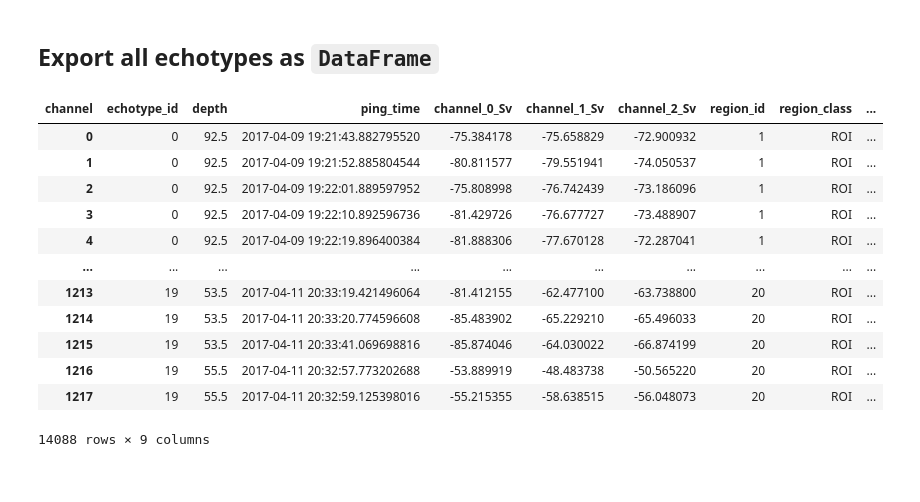
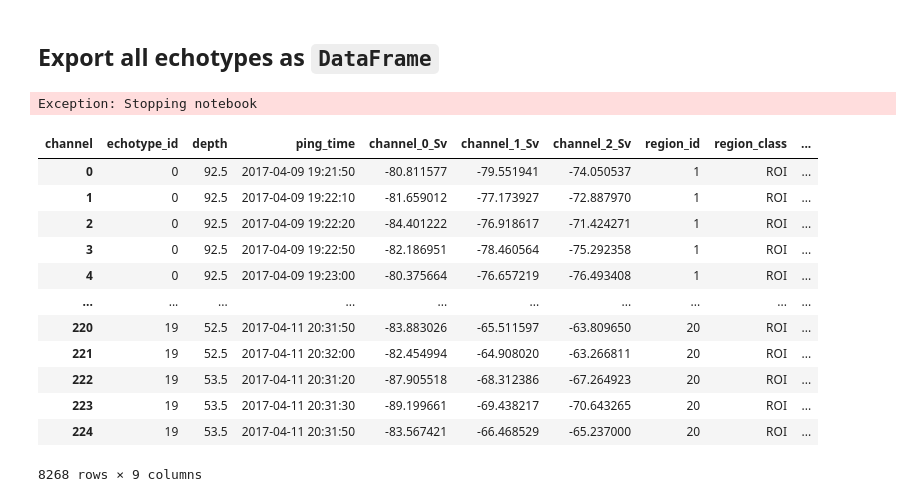
Before and after one commit to gaspardringuenet/escore-python, a Jupyter notebook: notebooks/0-echotypes_segmentation.ipynb, the cells around one changed output. Cells and saved outputs as stored; diff of their text form; code cells hidden in the pictures.

Commit message:
work on notebooks (incl. rgb hvplot)

```diff
--- a/notebooks/0-echotypes_segmentation.ipynb
+++ b/notebooks/0-echotypes_segmentation.ipynb
@@ -25,8 +25,8 @@ import xarray as xr
 import echoregions as er
 from echoregions.regions2d import Regions2D
 
-ds_MVBS: xr.Dataset = xr.open_dataset("/Users/gaspardringuenet/Data/tapioca/Abracos_A2/ep_compat.zarr")
-regions: Regions2D = er.read_regions_csv("/Users/gaspardringuenet/Desktop/ab2_results/ab2_regions.csv")
+ds_MVBS: xr.Dataset = xr.open_dataset("/Users/gaspardringuenet/Data/tapioca/Abracos_A2/Abracos_A2_10s1m.zarr")
+regions: Regions2D = er.read_regions_csv("/Users/gaspardringuenet/Desktop/ab2_results/ab2_regions_10s1m.csv")
 # %% [markdown]
 ## Initialize workflow
 
@@ -36,5 +36,4 @@ The object also provide information about the process' state (typically the ROIs
 # %%
 from escore.echotypes.workflow import EchotypeWorkflow
 
-workflow = EchotypeWorkflow(ds_MVBS.drop_isel(channel=3), regions, results_dir='../private/worflow-ab2')
-workflow.status_report()
+workflow = EchotypeWorkflow(ds_MVBS.drop_isel(channel=3), regions, results_dir='../private/worflow-test')
@@ -84,6 +80,6 @@ If the user approves, echotype data, segmenter & recipe are stored in the resuts
 
 If a region's results have been saved, the `CurrentRegion` instance is populated with the saved data.
 # %%
-REGION_ID = 10
+REGION_ID = 20
 workflow.set_current(region_id=REGION_ID)
 # %% [output]
@@ -129,13 +128,14 @@ from escore.estimators.transformers import SvDifferenceExtractor
 N = 3
 
 segmentation_model = Pipeline([
-    #('features', SvDifferenceExtractor()),
+    ('features', SvDifferenceExtractor()),
     ('scaler', StandardScaler()),
-    ('clf', KMeans(n_clusters=N, random_state=random_seed)),
-    #('clf', GaussianMixture(n_components=N, random_state=random_seed)),
+    # ('clf', KMeans(n_clusters=N, random_state=random_seed)),
+    ('clf', GaussianMixture(n_components=N, random_state=random_seed)),
 ])
 
 workflow.set_segmenter(segmenter=segmentation_model)
+
 _ = workflow.segment()
 # %% [markdown]
 ### Validate segmentation
@@ -230,25 +237,29 @@ Region 20 worflow status updated to 'completed'.
 Echotype data & recipe saved successfully!
 # %% [markdown]
 ## Export all echotypes as `DataFrame`
+# %%
+raise Exception("Stopping notebook")
+# %% [output]
+Exception: Stopping notebook
 # %%
 # Get all "completed" echotypes as as DataFrame
 results_df = workflow.export_completed(add_region_cols=['group_id'])
 
 # Export in any pandas IO format
-results_df.to_parquet("../private/echotypes.parquet")
+results_df.to_parquet("../private/echotypes_10s1m.parquet")
 
 results_df
 # %% [output]
 | channel | echotype_id | depth | ping_time | channel_0_Sv | channel_1_Sv | channel_2_Sv | region_id | region_class | ... |
-| 0 | 0 | 92.5 | 2017-04-09 19:21:43.882795520 | -75.384178 | -75.658829 | -72.900932 | 1 | ROI | ... |
-| 1 | 0 | 92.5 | 2017-04-09 19:21:52.885804544 | -80.811577 | -79.551941 | -74.050537 | 1 | ROI | ... |
-| 2 | 0 | 92.5 | 2017-04-09 19:22:01.889597952 | -75.808998 | -76.742439 | -73.186096 | 1 | ROI | ... |
-| 3 | 0 | 92.5 | 2017-04-09 19:22:10.892596736 | -81.429726 | -76.677727 | -73.488907 | 1 | ROI | ... |
-| 4 | 0 | 92.5 | 2017-04-09 19:22:19.896400384 | -81.888306 | -77.670128 | -72.287041 | 1 | ROI | ... |
+| 0 | 0 | 92.5 | 2017-04-09 19:21:50 | -80.811577 | -79.551941 | -74.050537 | 1 | ROI | ... |
+| 1 | 0 | 92.5 | 2017-04-09 19:22:10 | -81.659012 | -77.173927 | -72.887970 | 1 | ROI | ... |
+| 2 | 0 | 92.5 | 2017-04-09 19:22:20 | -84.401222 | -76.918617 | -71.424271 | 1 | ROI | ... |
+| 3 | 0 | 92.5 | 2017-04-09 19:22:50 | -82.186951 | -78.460564 | -75.292358 | 1 | ROI | ... |
+| 4 | 0 | 92.5 | 2017-04-09 19:23:00 | -80.375664 | -76.657219 | -76.493408 | 1 | ROI | ... |
 | ... | ... | ... | ... | ... | ... | ... | ... | ... | ... |
-| 1213 | 19 | 53.5 | 2017-04-11 20:33:19.421496064 | -81.412155 | -62.477100 | -63.738800 | 20 | ROI | ... |
-| 1214 | 19 | 53.5 | 2017-04-11 20:33:20.774596608 | -85.483902 | -65.229210 | -65.496033 | 20 | ROI | ... |
-| 1215 | 19 | 53.5 | 2017-04-11 20:33:41.069698816 | -85.874046 | -64.030022 | -66.874199 | 20 | ROI | ... |
-| 1216 | 19 | 55.5 | 2017-04-11 20:32:57.773202688 | -53.889919 | -48.483738 | -50.565220 | 20 | ROI | ... |
-| 1217 | 19 | 55.5 | 2017-04-11 20:32:59.125398016 | -55.215355 | -58.638515 | -56.048073 | 20 | ROI | ... |
+| 220 | 19 | 52.5 | 2017-04-11 20:31:50 | -83.883026 | -65.511597 | -63.809650 | 20 | ROI | ... |
+| 221 | 19 | 52.5 | 2017-04-11 20:32:00 | -82.454994 | -64.908020 | -63.266811 | 20 | ROI | ... |
+| 222 | 19 | 53.5 | 2017-04-11 20:31:20 | -87.905518 | -68.312386 | -67.264923 | 20 | ROI | ... |
+| 223 | 19 | 53.5 | 2017-04-11 20:31:30 | -89.199661 | -69.438217 | -70.643265 | 20 | ROI | ... |
+| 224 | 19 | 53.5 | 2017-04-11 20:31:50 | -83.567421 | -66.468529 | -65.237000 | 20 | ROI | ... |
-14088 rows × 9 columns
+8268 rows × 9 columns
```
Also changed, not shown: parts of 11 cells of this notebook, 28 other files.
